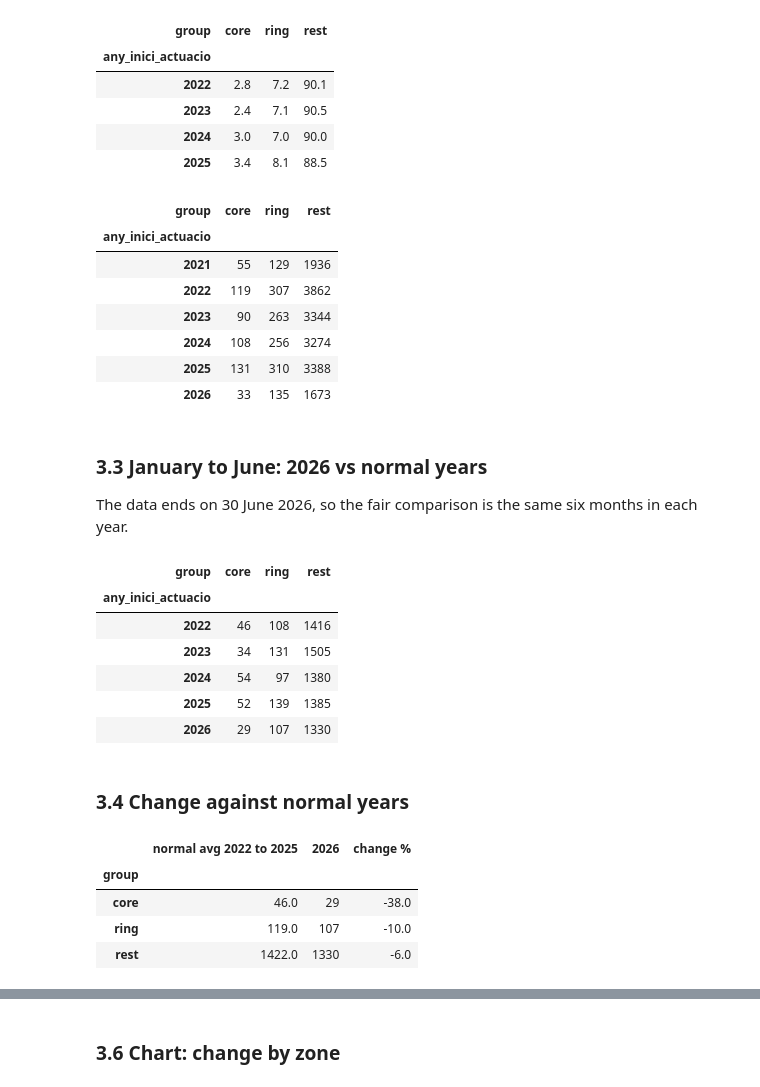
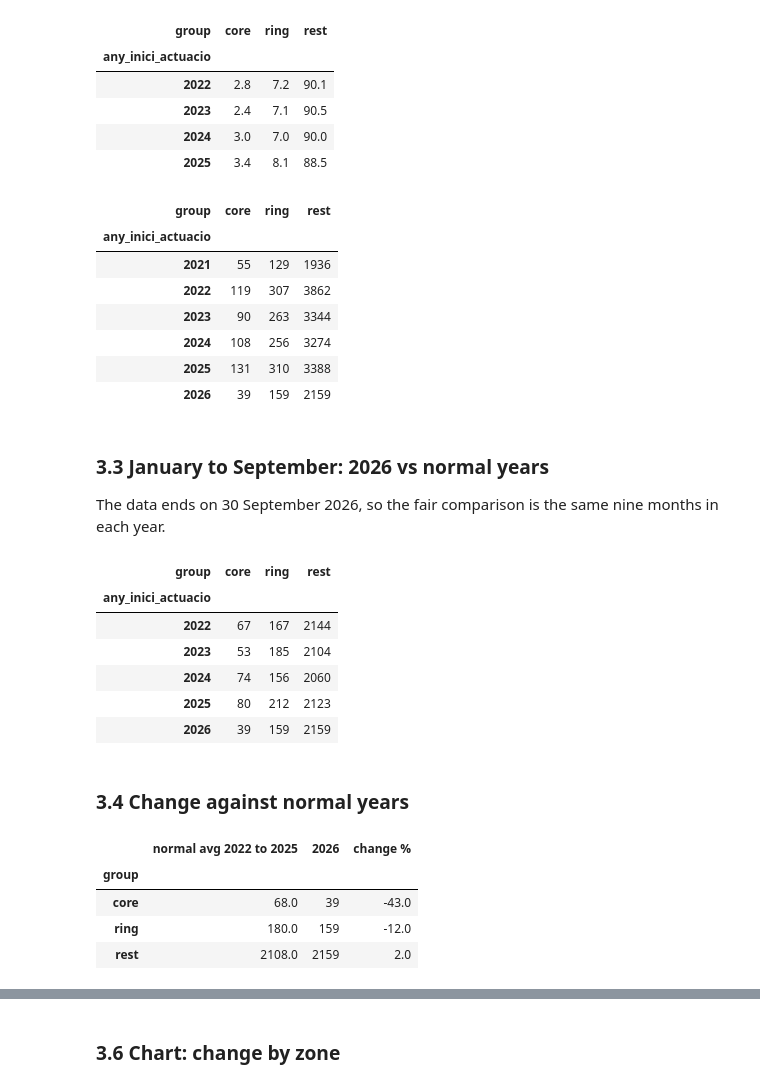
Before and after one commit to Nade94/asf-wild-boar-collisions, a Jupyter notebook: asf_wild_boar_analysis.ipynb, the cells around one changed output, grey strips where cells are left out. Drawn from its saved outputs; the diff is of its cells as text; code cells hidden in the pictures.

```diff
--- a/asf_wild_boar_analysis.ipynb
+++ b/asf_wild_boar_analysis.ipynb
@@ -13,6 +13,7 @@ API: https://analisi.transparenciacatalunya.cat/resource/ght6-dqp5.json
 import pandas as pd
 import matplotlib.pyplot as plt
 # %%
-df = pd.read_json("https://analisi.transparenciacatalunya.cat/resource/ght6-dqp5.json?$limit=30000")
+df = pd.read_json("https://analisi.transparenciacatalunya.cat/resource/ght6-dqp5.json?$limit=50000")
+assert len(df) < 50000, "Hit the API row limit: raise $limit"
 df.shape
 # %% [output]
@@ -271,41 +273,41 @@ counts[["core", "ring", "rest"]]
 | 2023 | 90 | 263 | 3344 |
 | 2024 | 108 | 256 | 3274 |
 | 2025 | 131 | 310 | 3388 |
-| 2026 | 33 | 135 | 1673 |
+| 2026 | 39 | 159 | 2159 |
 # %% [markdown]
-### 3.3 January to June: 2026 vs normal years
+### 3.3 January to September: 2026 vs normal years
 
-The data ends on 30 June 2026, so the fair comparison is the same six months in each year.
+The data ends on 30 September 2026, so the fair comparison is the same nine months in each year.
 # %%
-h1 = boar[boar["mes"] <= 6]
-h1_counts = pd.crosstab(h1["any_inici_actuacio"], h1["group"]).loc[2022:2026, ["core", "ring", "rest"]]
-h1_counts
+jan_sep = boar[boar["mes"] <= 9]
+jan_sep_counts = pd.crosstab(jan_sep["any_inici_actuacio"], jan_sep["group"]).loc[2022:2026, ["core", "ring", "rest"]]
+jan_sep_counts
 # %% [output]
 | group | core | ring | rest |
 | any_inici_actuacio |  |  |  |
-| 2022 | 46 | 108 | 1416 |
-| 2023 | 34 | 131 | 1505 |
-| 2024 | 54 | 97 | 1380 |
-| 2025 | 52 | 139 | 1385 |
-| 2026 | 29 | 107 | 1330 |
+| 2022 | 67 | 167 | 2144 |
+| 2023 | 53 | 185 | 2104 |
+| 2024 | 74 | 156 | 2060 |
+| 2025 | 80 | 212 | 2123 |
+| 2026 | 39 | 159 | 2159 |
 # %% [markdown]
 ### 3.4 Change against normal years
 # %%
-normal_avg = h1_counts.loc[2022:2025].mean()
-change = (h1_counts.loc[2026] - normal_avg) / normal_avg * 100
+normal_avg = jan_sep_counts.loc[2022:2025].mean()
+change = (jan_sep_counts.loc[2026] - normal_avg) / normal_avg * 100
 
 summary = pd.DataFrame({
     "normal avg 2022 to 2025": normal_avg.round(0),
-    "2026": h1_counts.loc[2026],
+    "2026": jan_sep_counts.loc[2026],
     "change %": change.round(0),
 })
 summary
 # %% [output]
 |  | normal avg 2022 to 2025 | 2026 | change % |
 | group |  |  |  |
-| core | 46.0 | 29 | -38.0 |
-| ring | 119.0 | 107 | -10.0 |
-| rest | 1422.0 | 1330 | -6.0 |
+| core | 68.0 | 39 | -43.0 |
+| ring | 180.0 | 159 | -12.0 |
+| rest | 2108.0 | 2159 | 2.0 |
 # %% [markdown]
 ### 3.5 Finding
 
```
Also changed, not shown: parts of 25 cells of this notebook, 5 other files.
